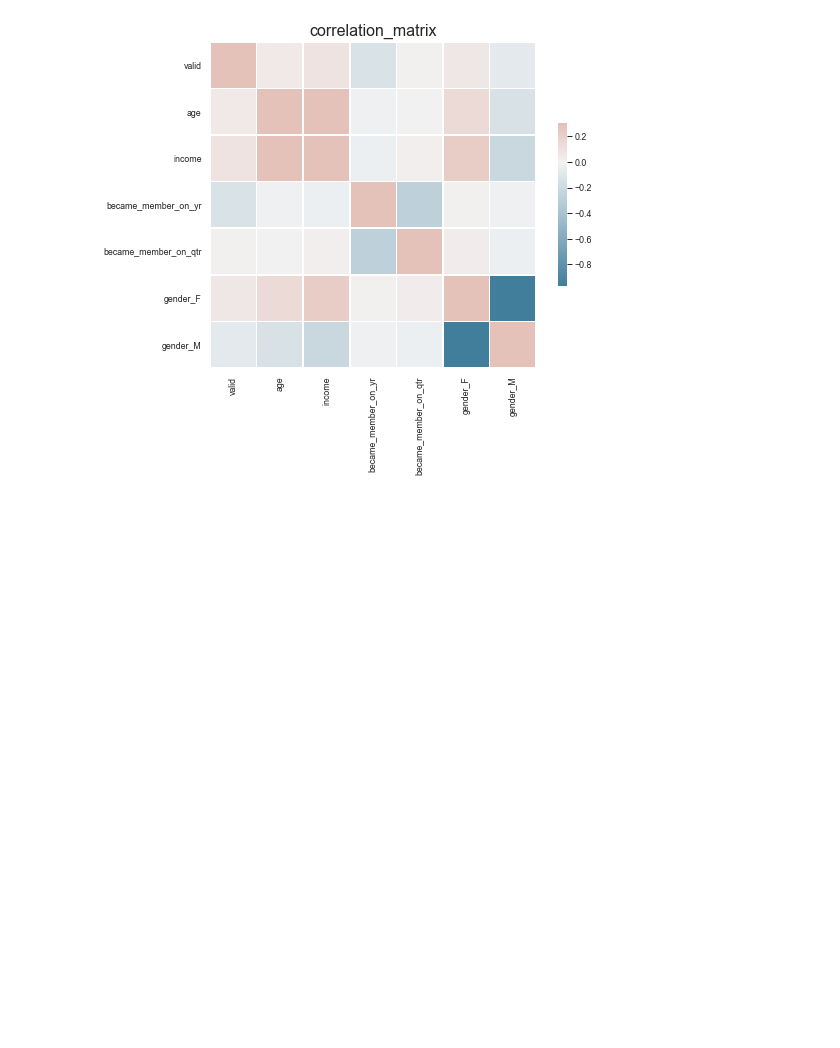
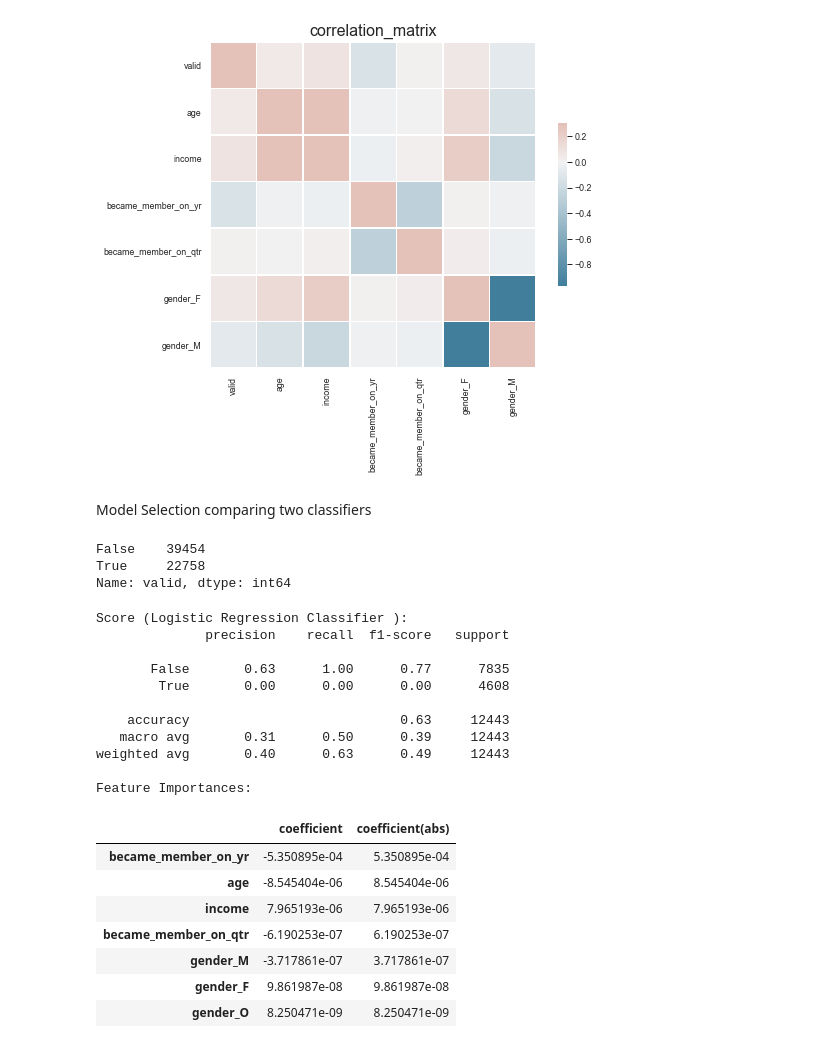
Before and after one commit to Jagac/ML-Repo, a Jupyter notebook: Starbucks Analysis/Script.ipynb, the cells around one changed output. Drawn from its saved outputs; the diff is of its cells as text; code cells hidden in the pictures; blank space fills up the shorter version.

```diff
--- a/Starbucks Analysis/Script.ipynb
+++ b/Starbucks Analysis/Script.ipynb
@@ -715,3 +714,78 @@ sns.heatmap(corr,  cmap=cmap, vmax=.3, center=0,
 ax.set_title("correlation_matrix");
 # %% [output]
 [figure]
+# %% [markdown]
+Model Selection comparing two classifiers
+# %%
+#checking for imbalances in the input data set
+
+prepare_data().valid.value_counts()
+# %% [output]
+False    39454
+True     22758
+Name: valid, dtype: int64
+# %%
+def regression_model(*args):
+
+
+    """
+    The function performs a logistic regression on the features and prints a classification report.
+
+
+    :input: None
+    :return: None
+
+    """
+
+    df = prepare_data().drop(["gender","became_member_on"], axis=1)
+
+    #instantiate regressor
+    logr = lm.LogisticRegression()
+
+
+    #get x ans y
+    X = df[args[0]]
+    y = df["valid"]
+
+    #train-test-split
+    X_train, X_test, Y_train, Y_test = train_test_split(X, y, test_size=0.2)
+
+    #train and predict
+    logr.fit(X_train,Y_train)
+    y_pred_test = logr.predict(X_test)
+
+    logr.score(X_test,Y_test)
+    print("Score (Logistic Regression Classifier ):")
+    print(classification_report(Y_test, y_pred_test))
+    print("Feature Importances:")
+    display(pd.DataFrame(data={"coefficient": logr.coef_[0],
+                               "coefficient(abs)": np.absolute(logr.coef_)[0]},
+                         index=X.columns).sort_values(by="coefficient(abs)", ascending=False))
+
+    return
+
+
+X = ["age","income",
+                "became_member_on_yr","became_member_on_qtr",
+                "gender_F","gender_M","gender_O"]
+regression_model(X)
+# %% [output]
+Score (Logistic Regression Classifier ):
+              precision    recall  f1-score   support
+
+       False       0.63      1.00      0.77      7835
+        True       0.00      0.00      0.00      4608
+
+    accuracy                           0.63     12443
+   macro avg       0.31      0.50      0.39     12443
+weighted avg       0.40      0.63      0.49     12443
+
+Feature Importances:
+|  | coefficient | coefficient(abs) |
+| became_member_on_yr | -5.350895e-04 | 5.350895e-04 |
+| age | -8.545404e-06 | 8.545404e-06 |
+| income | 7.965193e-06 | 7.965193e-06 |
+| became_member_on_qtr | -6.190253e-07 | 6.190253e-07 |
+| gender_M | -3.717861e-07 | 3.717861e-07 |
+| gender_F | 9.861987e-08 | 9.861987e-08 |
+| gender_O | 8.250471e-09 | 8.250471e-09 |
```
Also changed, not shown: parts of 10 cells of this notebook.
